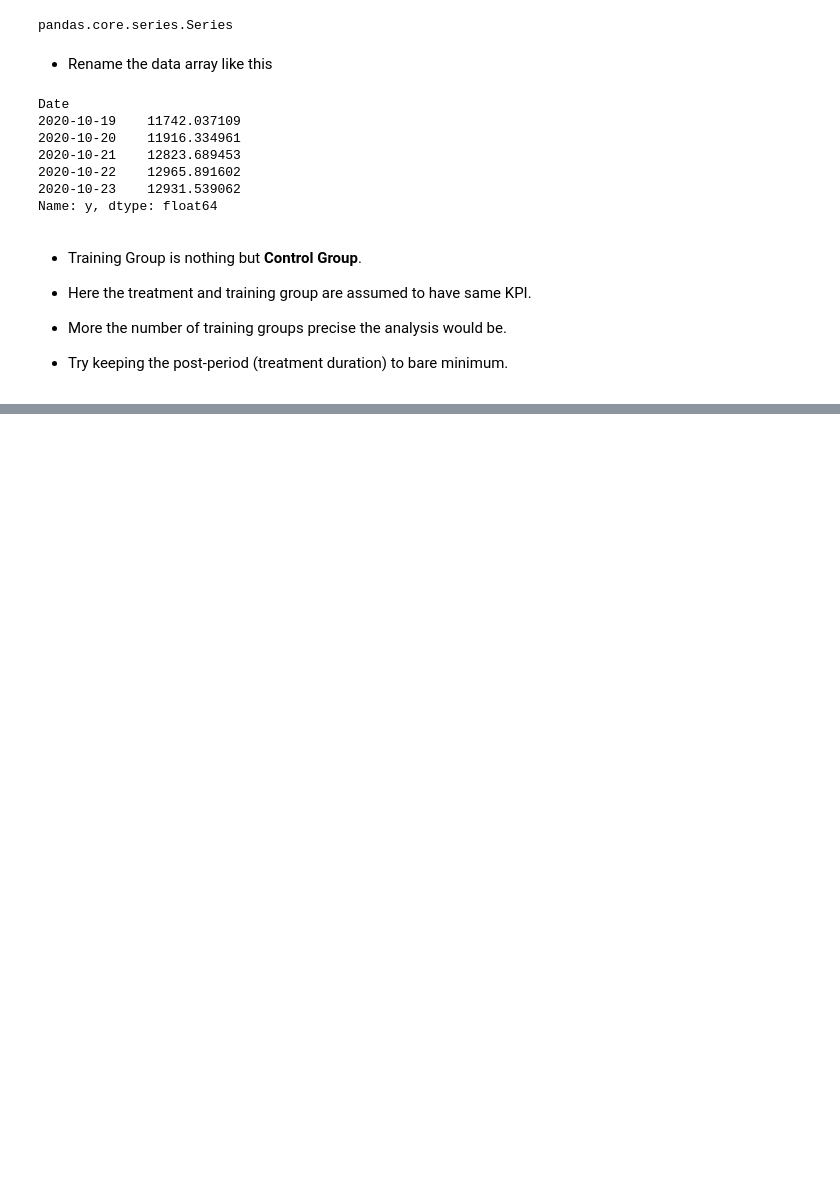
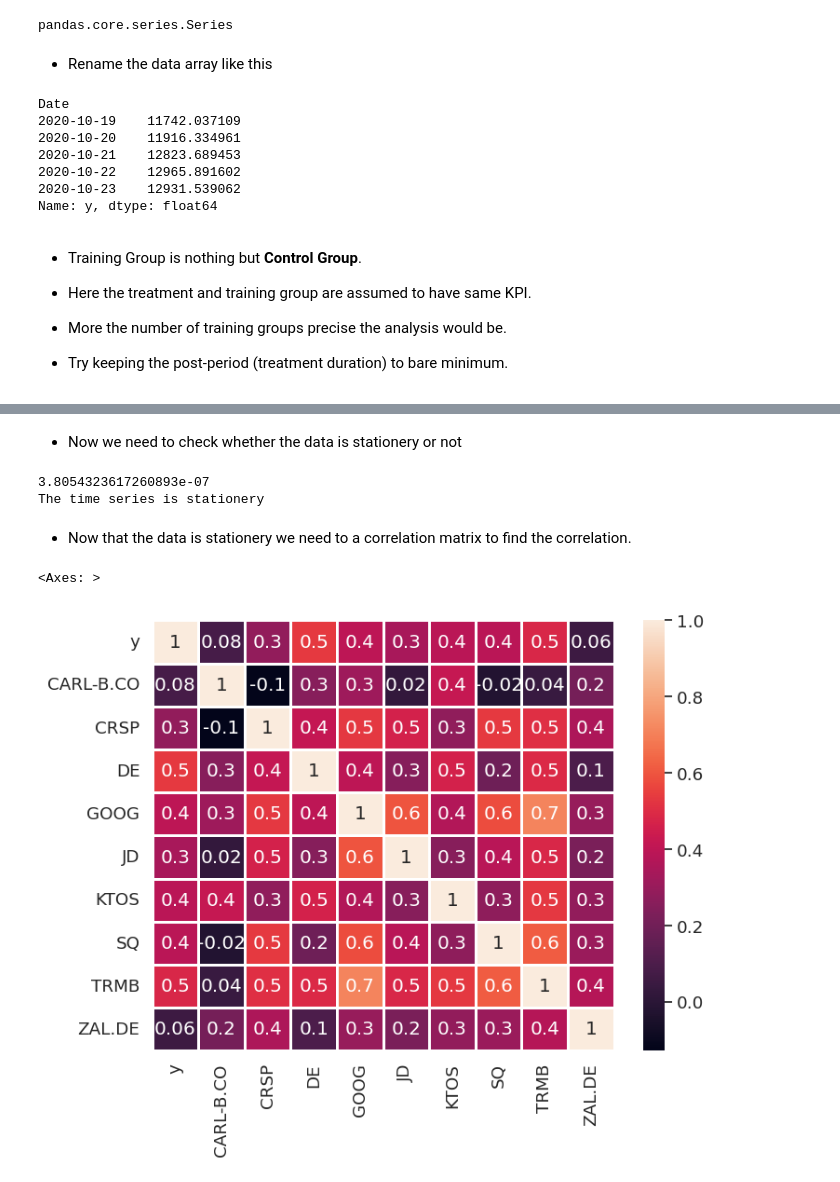
Before and after one commit to AbhijithKasula99/Python-Data-Analytics, a Jupyter notebook: Causal_Impact/Google_Causal_Impact.ipynb, the cells around one changed output, grey strips where cells are left out. Saved outputs shown, nothing was run; the diff lists cells and outputs as text; code cells hidden in the pictures; blank space fills up the shorter version.

```diff
--- a/Causal_Impact/Google_Causal_Impact.ipynb
+++ b/Causal_Impact/Google_Causal_Impact.ipynb
@@ -170,0 +176,4 @@ df.head()
+# %%
+# Prepare dataframe with only training data
+df_training = df[df.index <= training_end]
+df_training.tail()
@@ -170,0 +217,4 @@ df.head()
+# %%
+# Differencing
+differencing =  df_training.pct_change().dropna()
+differencing.head()
@@ -170,0 +229,27 @@ df.head()
+# %% [markdown]
+- Now we need to check whether the data is stationery or not
+# %%
+test = adfuller(x = differencing.y)[1]
+print(test)
+
+if test < 0.05:
+  print("The time series is stationery")
+else:
+  print("The time series is dynamic")
+# %% [output]
+3.8054323617260893e-07
+The time series is stationery
+# %% [markdown]
+- Now that the data is stationery we need to a correlation matrix to find the correlation.
+# %%
+# Correlation Matrix
+plt.figure(figsize = (8,6))
+sns.set(font_scale = 1.2)
+sns.heatmap(differencing.corr(),
+            annot = True,
+            fmt = '.1g',
+            linewidth = 1,
+            linecolor = 'white')
+# %% [output]
+<Axes: >
+[figure, added]
```
Also changed, not shown: parts of 21 cells of this notebook.
